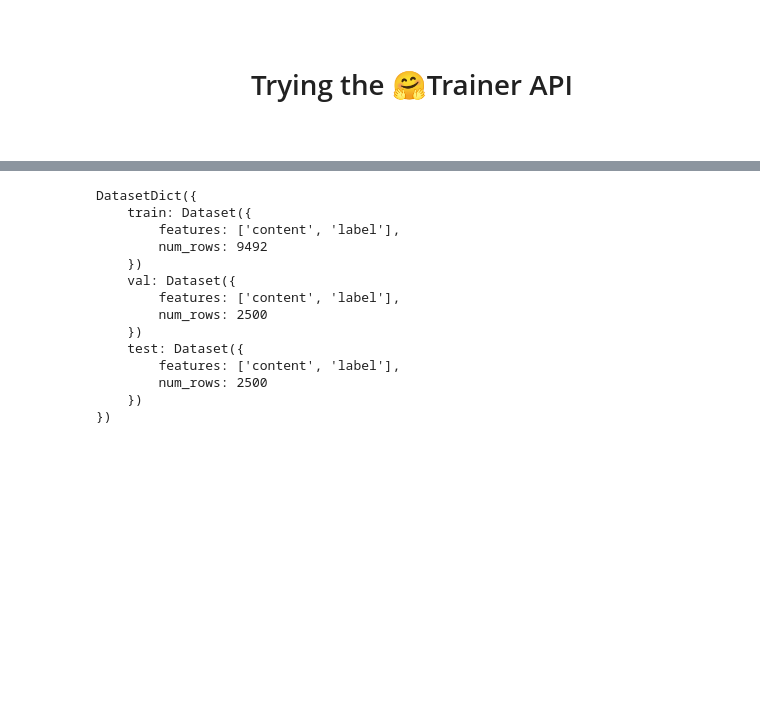
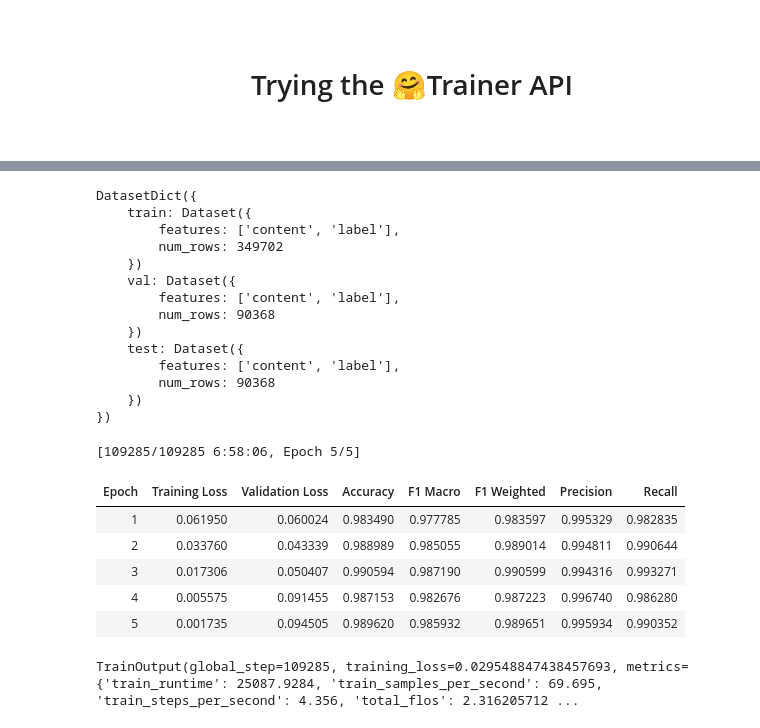
Before and after one commit to karlaugustnybo/Fake-News-Project, a Jupyter notebook: news/news_part_3__api_bert.ipynb, the cells around one changed output, grey strips where cells are left out. Saved outputs shown, nothing was run; the diff lists cells and outputs as text; code cells hidden in the pictures; blank space fills up the shorter version.

Commit message:
bert using api, we will run for 3 epochs today and hopefully have time

```diff
--- a/news/news_part_3__api_bert.ipynb
+++ b/news/news_part_3__api_bert.ipynb
@@ -37,20 +57,10 @@ from transformers import (
     AutoModelForSequenceClassification, TrainingArguments, Trainer
 )
 # %%
-df = pl.read_csv('data/995,000_rows.csv', n_rows=30_000, ignore_errors=True, columns=['type','content']).to_pandas()
-df.to_csv('data/small_FNC_sample_30k.csv')
+df = pl.read_csv('/kaggle/input/datasets/daniellovespancakes/tger-cleaned-fnc-df/df_clean.csv', ignore_errors=True).to_pandas()
 df = df.rename(columns={'type':'isfake'})
 df['content'] =  df['content'].str.replace('\n','').replace('\r','').replace('\t','').astype('str')
-
-real_labels = ['reliable']
-fake_labels = ["fake", "conspiracy", "rumor", "unreliable", "juncsci", "hate", "political", "satire", "bias"]
-drop_labels = ['unknown', 'nan', '2018-02-10 13:43:39.521661']
-
-df = df.loc[~df['isfake'].isin(drop_labels)]
 df = df.loc[df.isna().sum(axis=1)==0]
-df['isfake'] = df['isfake'].map(lambda x : 0 if x in real_labels else 1)
-
-df = df.iloc[:25_000] # limit to 10k samples
 
 x,y = df['content'], df['isfake']
 x_train, x_temp, y_train, y_temp = train_test_split(x, y, test_size=0.2, stratify=y, random_state=1000)
@@ -83,26 +93,27 @@ gc.collect();
 DatasetDict({
     train: Dataset({
         features: ['content', 'label'],
-        num_rows: 9492
+        num_rows: 349702
     })
     val: Dataset({
         features: ['content', 'label'],
-        num_rows: 2500
+        num_rows: 90368
     })
     test: Dataset({
         features: ['content', 'label'],
-        num_rows: 2500
+        num_rows: 90368
     })
 })
 # %%
 # preprocessing
 os.environ['TOKENIZERS_PARALELLISM'] = 'true'
-os.environ['HF_TOKEN'] = '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'
+os.environ['HF_TOKEN'] = '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'
+os.environ['CUDA_VISIBLE_DEVICES'] = '0'
 
 # tokenize articles
 _pretrained_model = 'distilbert/distilbert-base-uncased'
 tokenizer = AutoTokenizer.from_pretrained(_pretrained_model)
-tokenized_ds = ds.map(lambda doc : tokenizer(doc['content'], add_special_tokens=True, padding=True, truncation=True, max_length=128), batched=True)
+tokenized_ds = ds.map(lambda doc : tokenizer(doc['content'], add_special_tokens=True, padding=True, truncation=True, max_length=512), batched=True)
 datcol = DataCollatorWithPadding(tokenizer=tokenizer)
 
 # evaluation strategy
@@ -126,32 +137,41 @@ def compute_metrics(eval_pred):
 # model initialization
 id2label, label2id = {0: "REAL", 1: "FAKE"}, {"REAL": 0, "FAKE": 1}
 model = AutoModelForSequenceClassification.from_pretrained(_pretrained_model, num_labels=2, id2label=id2label, label2id=label2id)
 clear_output()
 
 # training strategy
 training_args = TrainingArguments(
     output_dir="models",
     learning_rate=2e-5,
     per_device_train_batch_size=16,
     per_device_eval_batch_size=16,
-    num_train_epochs=2,
+    num_train_epochs=5,
     weight_decay=0.01,
     eval_strategy='epoch',
     save_strategy='no',
     load_best_model_at_end=False,
     push_to_hub=False,
-    use_cpu=True,
+    fp16=True
 )
 
 # training loop
 trainer = Trainer(
     model=model,
     args=training_args,
     train_dataset=tokenized_ds["train"],
     eval_dataset=tokenized_ds["val"],
     processing_class=tokenizer,
     data_collator=datcol,
     compute_metrics=compute_metrics,
 )
 
 trainer.train()
+# %% [output]
+[109285/109285 6:58:06, Epoch 5/5]
+| Epoch | Training Loss | Validation Loss | Accuracy | F1 Macro | F1 Weighted | Precision | Recall |
+| 1 | 0.061950 | 0.060024 | 0.983490 | 0.977785 | 0.983597 | 0.995329 | 0.982835 |
+| 2 | 0.033760 | 0.043339 | 0.988989 | 0.985055 | 0.989014 | 0.994811 | 0.990644 |
+| 3 | 0.017306 | 0.050407 | 0.990594 | 0.987190 | 0.990599 | 0.994316 | 0.993271 |
+| 4 | 0.005575 | 0.091455 | 0.987153 | 0.982676 | 0.987223 | 0.996740 | 0.986280 |
+| 5 | 0.001735 | 0.094505 | 0.989620 | 0.985932 | 0.989651 | 0.995934 | 0.990352 |
+TrainOutput(global_step=109285, training_loss=0.029548847438457693, metrics={'train_runtime': 25087.9284, 'train_samples_per_second': 69.695, 'train_steps_per_second': 4.356, 'total_flos': 2.316205712 ...
```
Also changed, not shown: parts of 1 cell of this notebook.
